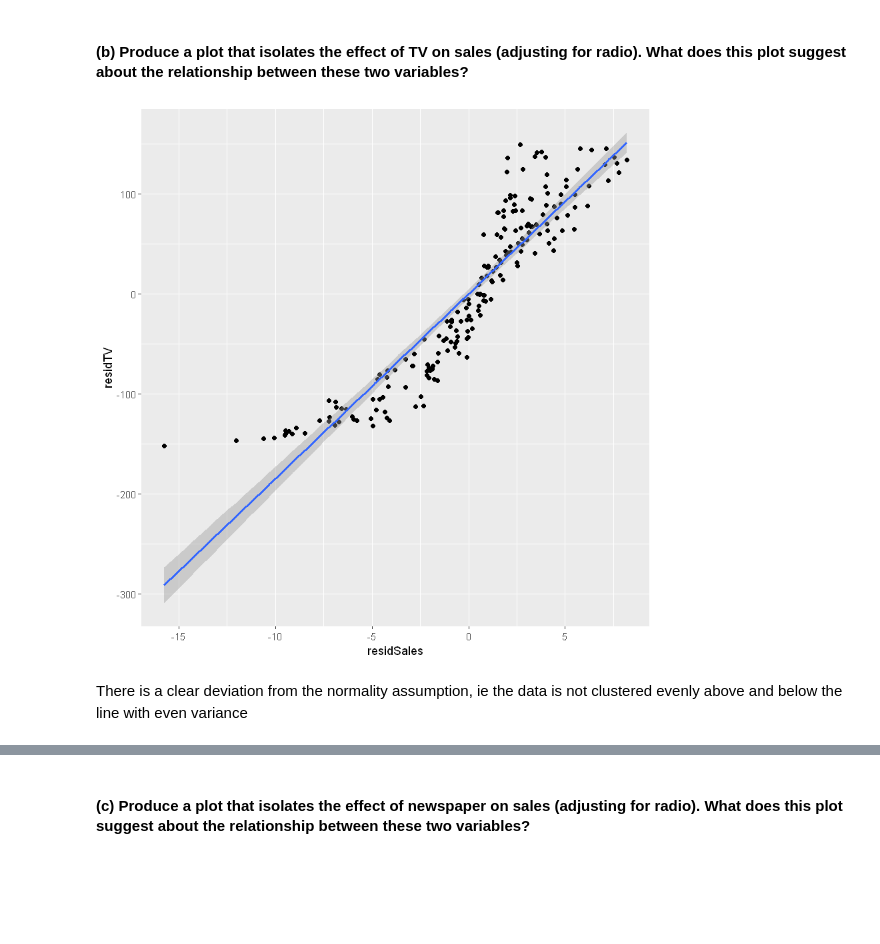
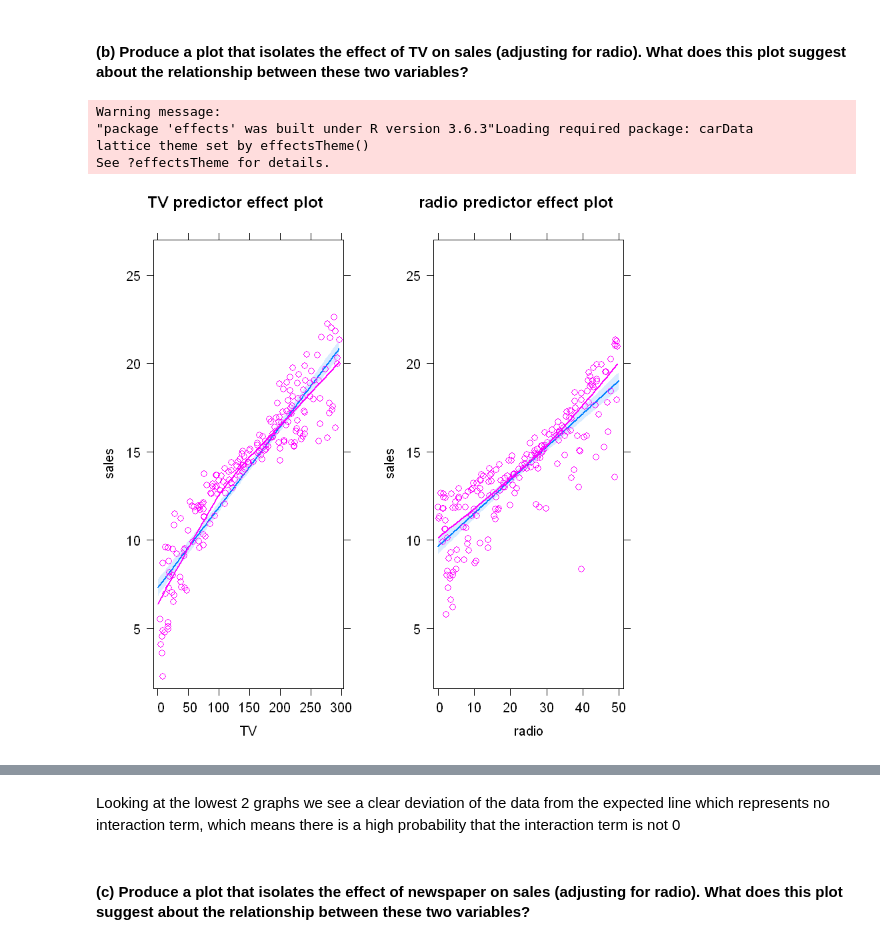
Before and after one commit to Gofinge/Stat_4010_hwk5, a Jupyter notebook: STAT4010-5010_Sp20_HW5.ipynb, the cells around one changed output, grey strips where cells are left out. Cells and saved outputs as stored; diff of their text form; code cells hidden in the pictures; blank space fills up the shorter version.

Commit message:
Add files via upload
Found excellent library for partial residual plots to determine correlation coefficients in problem B.2

```diff
--- a/STAT4010-5010_Sp20_HW5.ipynb
+++ b/STAT4010-5010_Sp20_HW5.ipynb
@@ -171,13 +195,16 @@ W = 0.96072, p-value = 2.367e-05
 This linear model seems to have less issues than the first problem. The variance assumption seems to be violated as shown by the residuals vs fitted plot were variance grows as the fitted values do. However the normality assumption seems somewhat supported as seen by the scale location plot on the higher end centered around y = 1 and the Shapiro Wilk test both of which suggest a normal distribution. The linearity assumption seems somewhat supported by the QQ plot.
 # %% [markdown]
 #### (b) Produce a plot that isolates the effect of TV on sales (adjusting for radio). What does this plot suggest about the relationship between these two variables?
-# %%
-slrmodTV = lm(data = adv, TV ~ radio)
-residSales = residuals(slrmod)
-residTV = residuals(slrmodTV)
-resdf = as.data.frame(cbind(residSales, residTV))
-ggplot(data = resdf, aes(x = residSales, y = residTV))+geom_point() + geom_smooth(method = 'lm', formula = y~x)
-# %% [output]
-[figure, removed]
-# %% [markdown]
-There is a clear deviation from the normality assumption, ie the data is not clustered evenly above and below the line with even variance
+# %%
+#install.packages('effects')
+library(effects)
+mrlTV = lm(data = adv, sales ~ TV + radio)
+plot(predictorEffects(mrlTV, partial.residuals = TRUE))
+plot(Effect(c('TV', 'radio'), mrlTV, partial.residuals = TRUE))
+#https://cran.r-project.org/web/packages/effects/vignettes/partial-residuals.pdf
+# %% [output]
+Warning message:
+"package 'effects' was built under R version 3.6.3"Loading required package: carData
+lattice theme set by effectsTheme()
+See ?effectsTheme for details.
+[figure, added]
@@ -184,2 +212,4 @@ There is a clear deviation from the normality assumption, ie the data is not clu
+# %% [markdown]
+Looking at the lowest 2 graphs we see a clear deviation of the data from the expected line which represents no interaction term, which means there is a high probability that the interaction term is not 0
 # %% [markdown]
 #### (c) Produce a plot that isolates the effect of newspaper on sales (adjusting for radio). What does this plot suggest about the relationship between these two variables?
```
Also changed, not shown: parts of 7 cells of this notebook.
